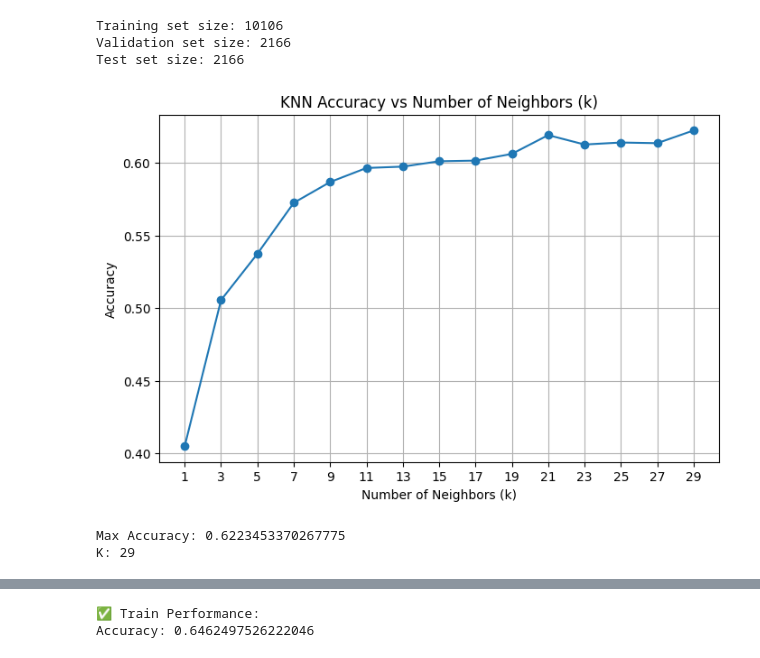
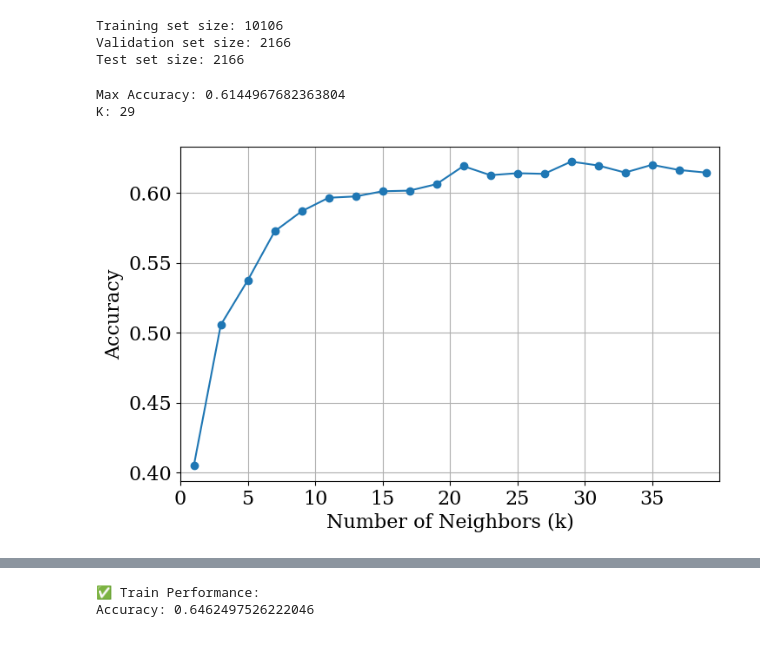
Before and after one commit to Dipkiran/Classifying-Medical-Notes-using-Multiple-Approaches, a Jupyter notebook: KNN.ipynb, the cells around one changed output, grey strips where cells are left out. Saved outputs shown, nothing was run; the diff lists cells and outputs as text; code cells hidden in the pictures.

```diff
--- a/KNN.ipynb
+++ b/KNN.ipynb
@@ -14,6 +14,11 @@ from sklearn.metrics import ConfusionMatrixDisplay
 
 from nltk.stem import WordNetLemmatizer
 from nltk.corpus import stopwords
+import matplotlib as mpl
+mpl.rcParams.update(mpl.rcParamsDefault)
+# mpl.rcParams["text.usetex"] = True
+mpl.rcParams['font.family'] = 'serif'
+mpl.rcParams['font.size'] = 16
 # %%
 nltk.download('wordnet')
 nltk.download('stopwords')
@@ -93,7 +111,7 @@ Validation set size: 2166
 Test set size: 2166
 # %%
 accuracy_list = []
-for i in range(1, 30, 2):
+for i in range(1, 40, 2):
     knn = KNeighborsClassifier(n_neighbors=i, metric='cosine')
     knn.fit(X_train, y_train)
     y_pred = knn.predict(X_valid)
@@ -101,20 +119,24 @@ for i in range(1, 30, 2):
     accuracy_list.append(accuracy)
 # %%
 plt.figure(figsize=(8, 5))
-plt.plot(range(1,30, 2), accuracy_list, marker='o')
-plt.title("KNN Accuracy vs Number of Neighbors (k)")
+plt.plot(range(1,40, 2), accuracy_list, marker='o')
+# plt.title("KNN Accuracy vs Number of Neighbors (k)")
 plt.xlabel("Number of Neighbors (k)")
 plt.ylabel("Accuracy")
 plt.grid(True)
-plt.xticks(range(1,30, 2))
-plt.show()
+plt.xticks(range(0,40, 5))
+plt.xlim(0, 40)
+# ax.set_xlim(range(0, 40))
+
 print("Max Accuracy:", accuracy_score(y_valid, y_pred))
 k = accuracy_list.index(max(accuracy_list)) * 2 + 1
 print("K:", k)
+plt.savefig("KNN.pdf", bbox_inches='tight')
+plt.show()
 # %% [output]
+Max Accuracy: 0.6144967682363804
+K: 29
-[figure, old version]
+[figure, new version]
-Max Accuracy: 0.6223453370267775
-K: 29
 # %%
 accuracy_list
 # %% [output]
```
Also changed, not shown: parts of 3 cells of this notebook, 1 other file.
